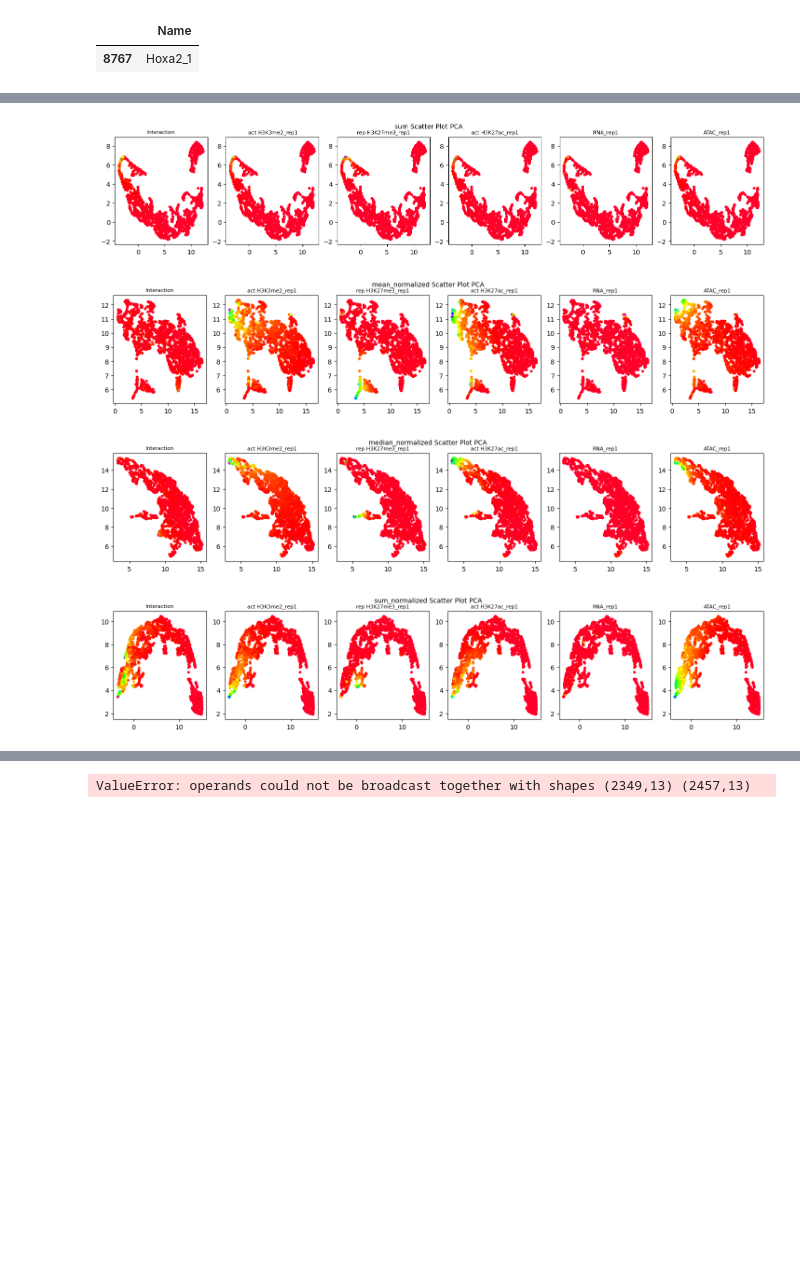
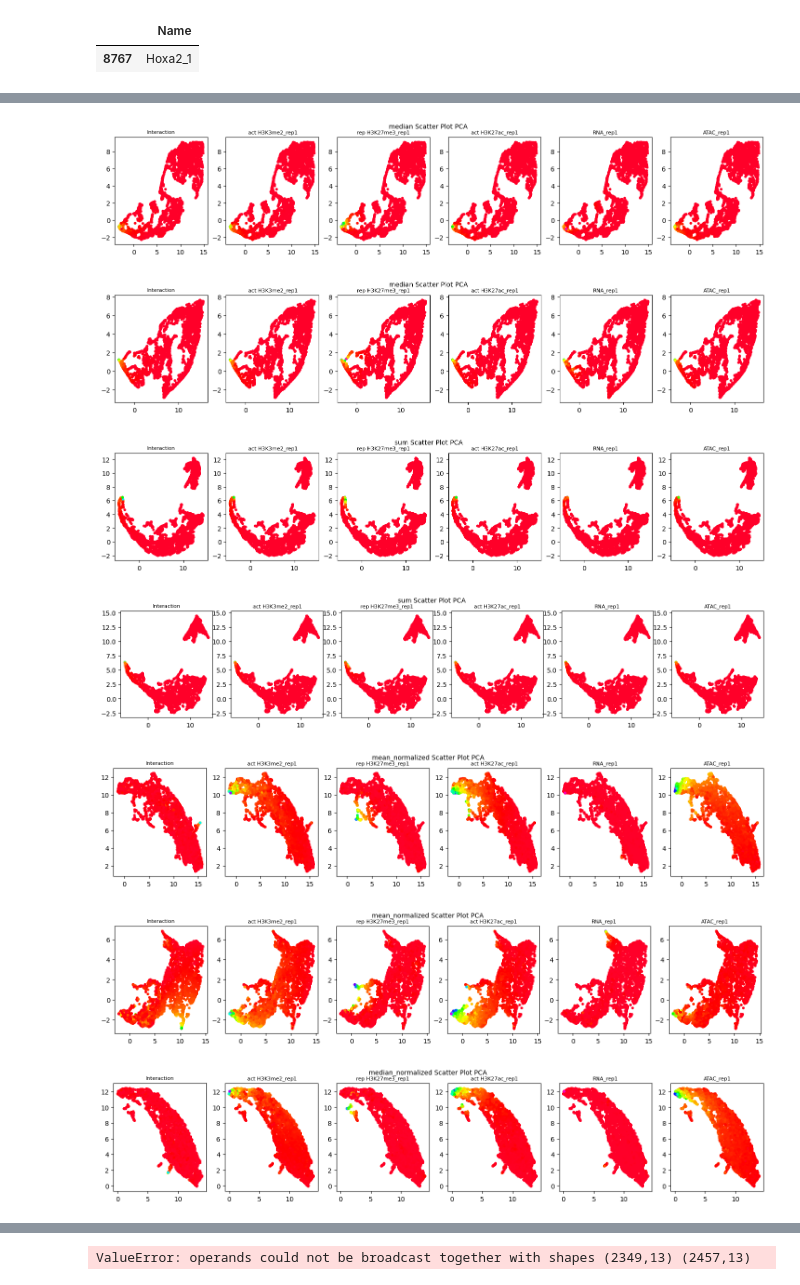
Before and after one commit to joachimwolff/Epigenetic-Graph-Analyzer, a Jupyter notebook: createInteractionsCoolerFormat.ipynb, the cells around one changed output, grey strips where cells are left out. Saved outputs shown, nothing was run; the diff lists cells and outputs as text; code cells hidden in the pictures; blank space fills up the shorter version.

Commit message:
More bug fixing, adding intersection of graph

```diff
--- a/createInteractionsCoolerFormat.ipynb
+++ b/createInteractionsCoolerFormat.ipynb
@@ -196,2 +182,0 @@ pd_interactions_Pinna_E12_5 = pd.read_table(path_interactions_E12_5_rep1, header
-# %%
-pyrange_promoter = pr.read_bed(path_promoter)
@@ -236,5 +183,5 @@ hoxaas3_region[(hoxaas3_region[0] != hoxaas3_region[3])]
 # %%
 # chr6	52164817	52164877	Hoxa2_1
 # %%
-interaction_matrices_sample_Pinna_12_5 = importInteractionsFromWashU([path_interactions_E12_5_rep1], path_mm10_chromosome_size, resolution=os.path.join(ROOT_PATH, 'raw_pc_hic/restriction_cut_sites.csv'))
-interaction_matrices_sample_Pinna_14_5 = importInteractionsFromWashU([path_interactions_E14_5_rep1], path_mm10_chromosome_size, resolution=os.path.join(ROOT_PATH, 'raw_pc_hic/restriction_cut_sites.csv'))
+interaction_matrices_sample_Pinna_12_5 = importInteractionsFromWashU([path_interactions_E12_5_rep1], path_mm10_chromosome_size, resolution=os.path.join(ROOT_PATH, 'hicup_digest/mm10_hindIII.txt'))
+interaction_matrices_sample_Pinna_14_5 = importInteractionsFromWashU([path_interactions_E14_5_rep1], path_mm10_chromosome_size, resolution=os.path.join(ROOT_PATH, 'hicup_digest/mm10_hindIII.txt'))
@@ -256,15 +198,18 @@ def createSampleInteractionMatrix(path_promoter, chic_matrix):
     bait_list = []
     for index, row in pyrange_promoter.as_df().iterrows():
         bait_location = row[['Chromosome', 'Start', 'End']]
-        if bait_location[0] == 'chr6' and bait_location[1] >= 52164817 and bait_location[2] <= 52164877:
-            ic(bait_location, row)
-            # ic(chic_matrix[0].getRegionBinRange(bait_location[0], bait_location[1], bait_location[2]))
 
-        view_point_start, _ = chic_matrix[0].getRegionBinRange(bait_location[0], bait_location[1] +1, bait_location[2]-1)
-        matrix_list.append(chic_matrix[0].matrix[view_point_start, :])
+        view_point_start = chic_matrix[0].getRegionBinRange(bait_location[0], bait_location[1], bait_location[1])
+        if view_point_start is None:
+
+            view_point_start = chic_matrix[0].getRegionBinRange(bait_location[0], bait_location[1]+1, bait_location[1]+1)
+
+            if view_point_start is None:
+                print(traceback.print_exc())
+                ic(bait_location, row)
+                break
+        matrix_list.append(chic_matrix[0].matrix[view_point_start[0], :])
         bait_list.append(row[['Name']])
-
-
 
     # Assuming you have a list of CSR matrices: matrix_list
     sample_matrix = sp.vstack(matrix_list)
@@ -473,4 +445,5 @@ def plotPCA(matrix, type_of_matrix):
 for i, title in enumerate(["mean", "median", "sum", "mean_normalized", "median_normalized", "sum_normalized"]):
 
     plotPCA(different_communities_Pinna_E_12_5[i], title)
+    plotPCA(different_communities_Pinna_E_14_5[i], title)
 # %% [output]
@@ -495,4 +474,5 @@ def plotUMAP(matrix, type_of_matrix):
 for i, title in enumerate(["mean", "median", "sum", "mean_normalized", "median_normalized", "sum_normalized"]):
 
     plotUMAP(different_communities_Pinna_E_12_5[i], title)
+    plotUMAP(different_communities_Pinna_E_14_5[i], title)
 # %% [output]
@@ -501,4 +481,7 @@ for i, title in enumerate(["mean", "median", "sum", "mean_normalized", "median_n
-[figure, old version]
+[figure, new version]
-[figure, old version]
+[figure, new version]
-[figure, old version]
+[figure, new version]
-[figure, old version]
+[figure, new version]
+[figure, added]
+[figure, added]
+[figure, added]
```
Also changed, not shown: parts of 35 cells of this notebook, 1 other file.
